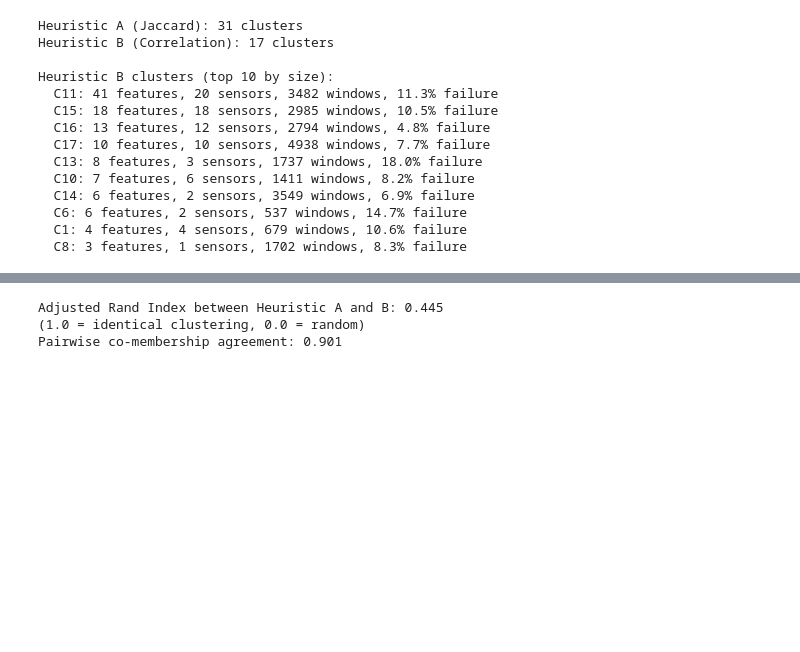
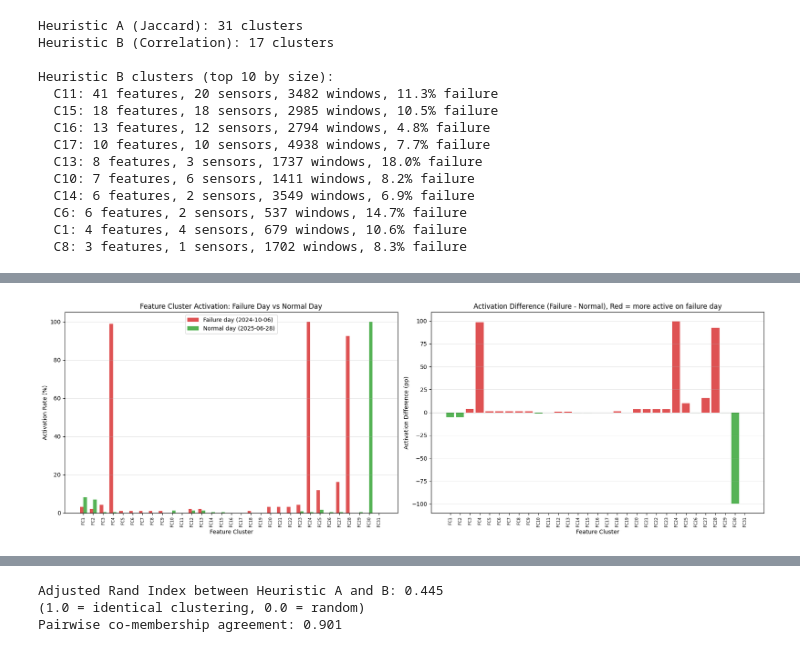
Before and after one commit to Emir515/Kurtulus-thesis, a Jupyter notebook: notebooks/04_anomaly_detection_cluster_analysis.ipynb, the cells around one changed output, grey strips where cells are left out. Drawn from its saved outputs; the diff is of its cells as text; code cells hidden in the pictures; blank space fills up the shorter version.

```diff
--- a/notebooks/04_anomaly_detection_cluster_analysis.ipynb
+++ b/notebooks/04_anomaly_detection_cluster_analysis.ipynb
@@ -864,0 +892,93 @@ Heuristic B clusters (top 10 by size):
+# %%
+# ── Failure Day vs Normal Day comparison ──
+import matplotlib.ticker as mticker
+
+# Compute daily statistics
+anom_meta["date"] = anom_meta["window_end"].dt.date
+daily = anom_meta.groupby("date").agg(
+    n_windows=("label", "size"),
+    n_failures=("label", "sum")
+).reset_index()
+daily["fail_pct"] = 100 * daily["n_failures"] / daily["n_windows"]
+
+# Pick the worst failure day (highest failure count among anomalous windows)
+failure_day = daily.loc[daily["n_failures"].idxmax(), "date"]
+# Pick a normal day: most anomalous windows but zero failures
+normal_candidates = daily[daily["n_failures"] == 0]
+normal_day = normal_candidates.loc[normal_candidates["n_windows"].idxmax(), "date"]
+
+print(f"Failure day: {failure_day}  ({daily[daily.date==failure_day].iloc[0].n_windows} anomalous windows, "
+      f"{daily[daily.date==failure_day].iloc[0].n_failures:.0f} failures, "
+      f"{daily[daily.date==failure_day].iloc[0].fail_pct:.1f}% failure rate)")
+print(f"Normal day:  {normal_day}  ({daily[daily.date==normal_day].iloc[0].n_windows} anomalous windows, "
+      f"0 failures, 0% failure rate)")
+print()
+
+# Compute activation rate per feature cluster for each day
+fc_ids = sorted(heuristic_a.keys())
+fail_mask = anom_meta["date"] == failure_day
+norm_mask = anom_meta["date"] == normal_day
+
+fail_rates = []
+norm_rates = []
+for fc in fc_ids:
+    feats = heuristic_a[fc]
+    fc_act = anom_activations[feats].any(axis=1)
+    fail_rates.append(100 * fc_act[fail_mask].mean() if fail_mask.sum() > 0 else 0)
+    norm_rates.append(100 * fc_act[norm_mask].mean() if norm_mask.sum() > 0 else 0)
+
+# Plot
+fig, axes = plt.subplots(1, 2, figsize=(18, 6))
+
+# Bar chart comparison
+ax = axes[0]
+x = np.arange(len(fc_ids))
+w = 0.35
+ax.bar(x - w/2, fail_rates, w, label=f"Failure day ({failure_day})", color="#d62728", alpha=0.8)
+ax.bar(x + w/2, norm_rates, w, label=f"Normal day ({normal_day})", color="#2ca02c", alpha=0.8)
+ax.set_xlabel("Feature Cluster")
+ax.set_ylabel("Activation Rate (%)")
+ax.set_title("Feature Cluster Activation: Failure Day vs Normal Day")
+ax.set_xticks(x)
+ax.set_xticklabels([f"FC{fc}" for fc in fc_ids], rotation=90, fontsize=7)
+ax.legend()
+ax.grid(axis="y", alpha=0.3)
+
+# Difference plot
+ax = axes[1]
+diff = np.array(fail_rates) - np.array(norm_rates)
+colors = ["#d62728" if d > 0 else "#2ca02c" for d in diff]
+ax.bar(x, diff, color=colors, alpha=0.8)
+ax.set_xlabel("Feature Cluster")
+ax.set_ylabel("Activation Difference (pp)")
+ax.set_title("Activation Difference (Failure - Normal), Red = more active on failure day")
+ax.set_xticks(x)
+ax.set_xticklabels([f"FC{fc}" for fc in fc_ids], rotation=90, fontsize=7)
+ax.axhline(0, color="black", linewidth=0.5)
+ax.grid(axis="y", alpha=0.3)
+
+plt.tight_layout()
+plt.show()
+
+# Print summary table
+print()
+header = f'{"FC":>4} {"Fail Day":>10} {"Normal Day":>11} {"Diff (pp)":>10}  Interpretation'
+print(header)
+print("=" * 75)
+for i, fc in enumerate(fc_ids):
+    d = fail_rates[i] - norm_rates[i]
+    if d > 20:
+        tag = "FAILURE-SPECIFIC"
+    elif d > 5:
+        tag = "failure-leaning"
+    elif abs(d) <= 5:
+        tag = "similar"
+    else:
+        tag = "normal-leaning"
+    print(f"FC{fc:>2} {fail_rates[i]:>9.1f}% {norm_rates[i]:>10.1f}% {d:>+9.1f}  {tag}")
+
+n_specific = sum(1 for i in range(len(fc_ids)) if fail_rates[i] - norm_rates[i] > 20)
+n_similar = sum(1 for i in range(len(fc_ids)) if abs(fail_rates[i] - norm_rates[i]) <= 5)
+print()
+print(f"Summary: {n_specific} failure-specific clusters, {n_similar} similar clusters, {len(fc_ids) - n_specific - n_similar} mixed")
+# %% [output]
@@ -864,0 +987 @@ Heuristic B clusters (top 10 by size):
+[figure, added]
```
Also changed, not shown: parts of 11 cells of this notebook.
